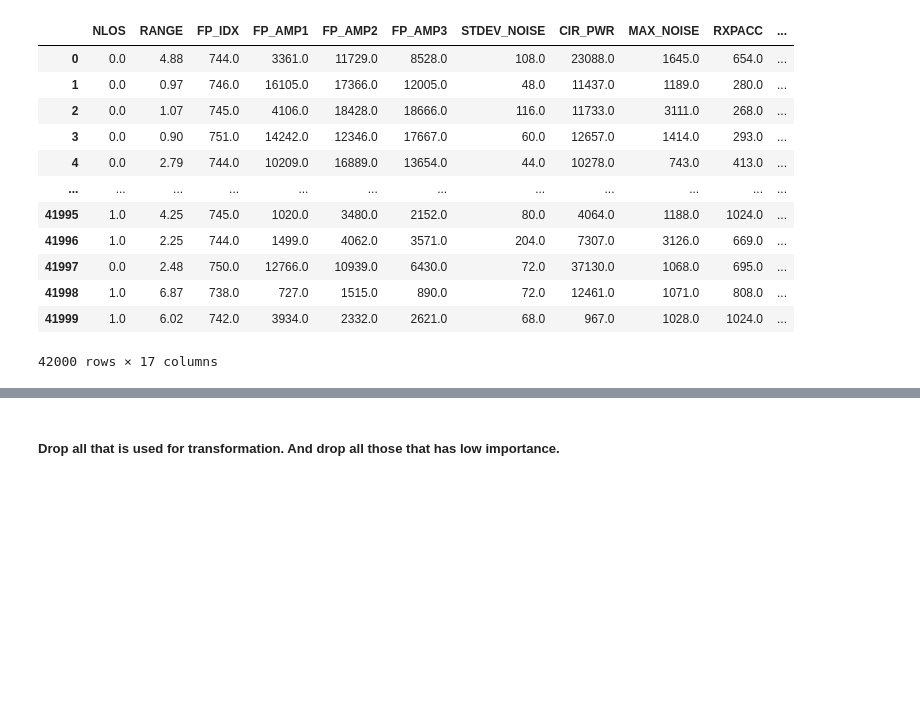
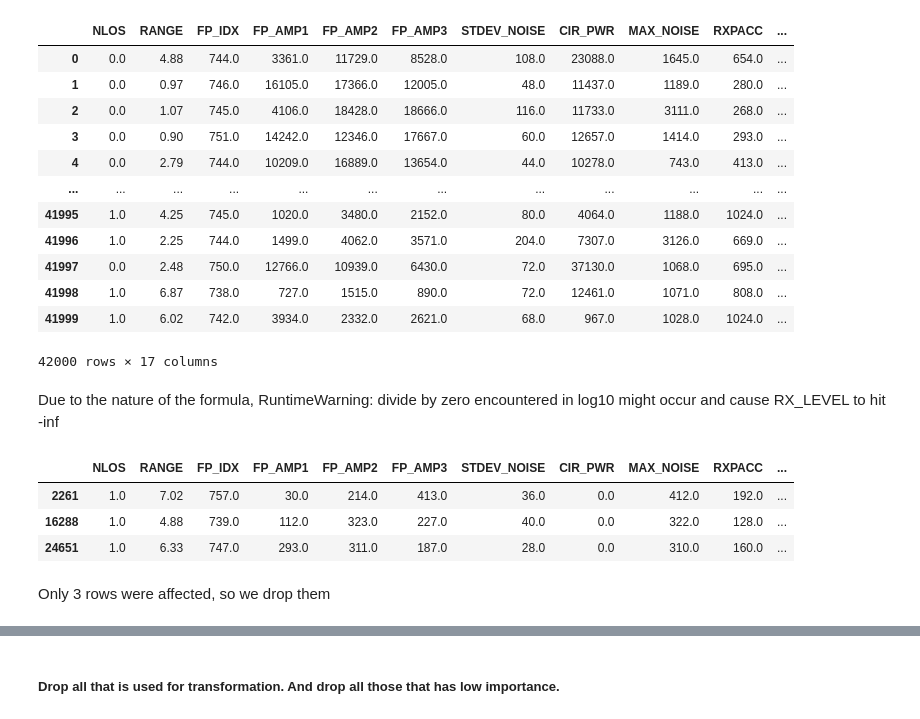
Before and after one commit to ptrpfa/UWB-LOS-NLOS-Classification, a Jupyter notebook: preprocessing3.ipynb, the cells around one changed output, grey strips where cells are left out. Cells and saved outputs as stored; diff of their text form; code cells hidden in the pictures; blank space fills up the shorter version.

```diff
--- a/preprocessing3.ipynb
+++ b/preprocessing3.ipynb
@@ -297,3 +297,16 @@ no_cir_df_rxsignal
 | 41998 | 1.0 | 6.87 | 738.0 | 727.0 | 1515.0 | 890.0 | 72.0 | 12461.0 | 1071.0 | 808.0 | ... |
 | 41999 | 1.0 | 6.02 | 742.0 | 3934.0 | 2332.0 | 2621.0 | 68.0 | 967.0 | 1028.0 | 1024.0 | ... |
 42000 rows × 17 columns
+# %% [markdown]
+Due to the nature of the formula, RuntimeWarning: divide by zero encountered in log10 might occur and cause RX_LEVEL to hit -inf
+# %%
+rows_with_inf = no_cir_df_rxsignal.isin([np.inf, -np.inf]).any(axis=1)
+rows_with_inf
+no_cir_df_rxsignal[rows_with_inf]
+# %% [output]
+|  | NLOS | RANGE | FP_IDX | FP_AMP1 | FP_AMP2 | FP_AMP3 | STDEV_NOISE | CIR_PWR | MAX_NOISE | RXPACC | ... |
+| 2261 | 1.0 | 7.02 | 757.0 | 30.0 | 214.0 | 413.0 | 36.0 | 0.0 | 412.0 | 192.0 | ... |
+| 16288 | 1.0 | 4.88 | 739.0 | 112.0 | 323.0 | 227.0 | 40.0 | 0.0 | 322.0 | 128.0 | ... |
+| 24651 | 1.0 | 6.33 | 747.0 | 293.0 | 311.0 | 187.0 | 28.0 | 0.0 | 310.0 | 160.0 | ... |
+# %% [markdown]
+Only 3 rows were affected, so we drop them
```
Also changed, not shown: parts of 8 cells of this notebook.
